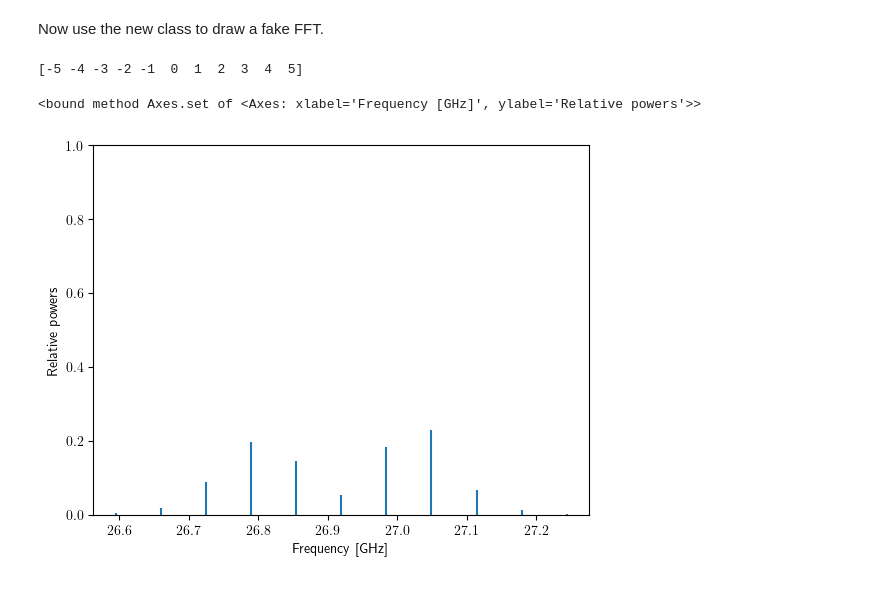
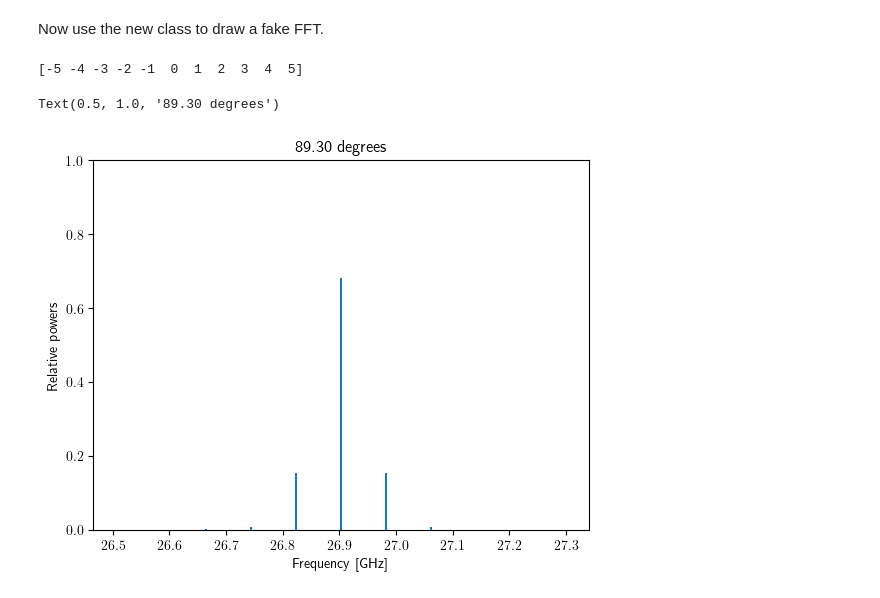
Before and after one commit to sebj101/CRESSignalStructure, a Jupyter notebook: HarmonicComparison.ipynb, the cells around one changed output. Cells and saved outputs as stored; diff of their text form; code cells hidden in the pictures.

```diff
--- a/HarmonicComparison.ipynb
+++ b/HarmonicComparison.ipynb
@@ -356,22 +410,22 @@ Now use the new class to draw a fake FFT.
 # %%
 from src.NumericalSpectrumCalculator import NumericalSpectrumCalculator
 
-p = Particle(18.6e3, np.zeros(3), 88.0 * np.pi / 180)
+p = Particle(18.6e3, np.zeros(3), 89.3 * np.pi / 180)
 pspec = NumericalSpectrumCalculator(hField, wg, p)
 
 N_MAX = 5
 orders = np.arange(-N_MAX, N_MAX+1)
 print(orders)
 frequencies = pspec.GetPeakFrequency(orders)
 relative_powers = np.abs(pspec.GetPeakAmp(orders))**2
 
 fig, ax = plt.subplots(1, 1)
 ax.vlines(frequencies / 1e9, np.zeros_like(frequencies), relative_powers)
 ax.set_xlabel("Frequency [GHz]")
 ax.set_ylabel("Relative powers")
 ax.set_ylim(0, 1)
-ax.set
+ax.set_title(f"{p.GetPitchAngle() * 180 / np.pi:.2f} degrees")
 # %% [output]
 [-5 -4 -3 -2 -1  0  1  2  3  4  5]
-<bound method Axes.set of <Axes: xlabel='Frequency [GHz]', ylabel='Relative powers'>>
+Text(0.5, 1.0, '89.30 degrees')
-[figure, old version]
+[figure, new version]
```
Also changed, not shown: parts of 18 cells of this notebook.
